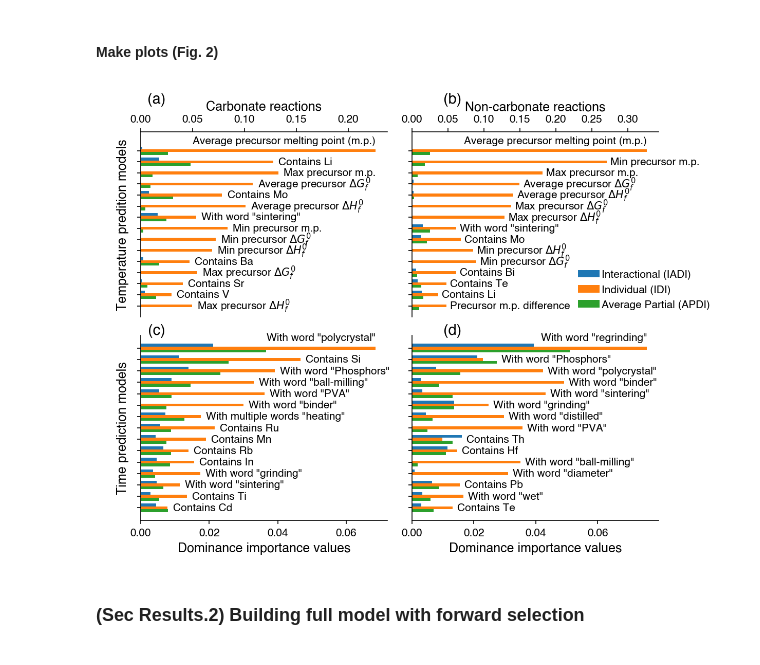
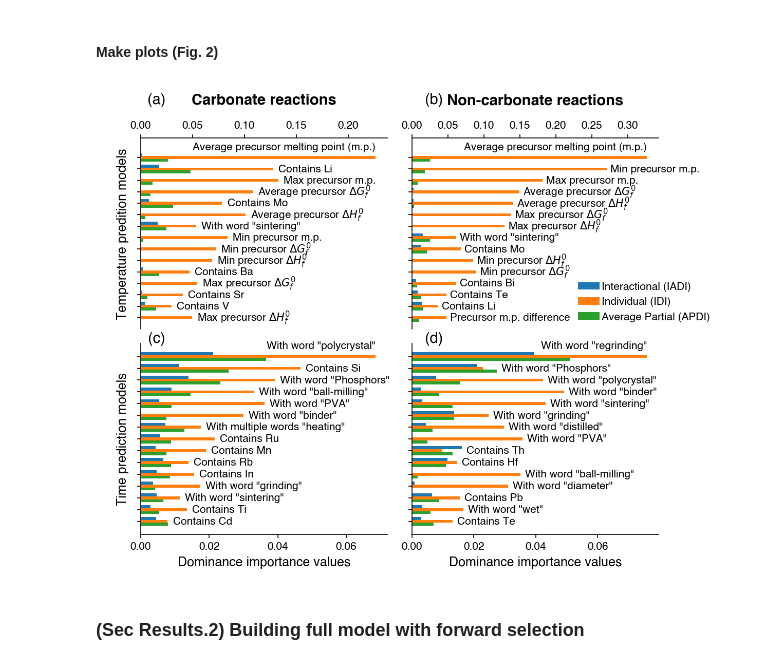
Before and after one commit to CederGroupHub/s4, a Jupyter notebook: notebooks/ManuscriptNotebook.ipynb, the cells around one changed output. Saved outputs shown, nothing was run; the diff lists cells and outputs as text; code cells hidden in the pictures.

```diff
--- a/notebooks/ManuscriptNotebook.ipynb
+++ b/notebooks/ManuscriptNotebook.ipynb
@@ -412,9 +412,9 @@ feature_names = {
     'feature_thermo_1k_first_ddf': 'Derivative of first driving force @ 1k °C',
 }
 
-fig = plt.figure(figsize=(8, 6), dpi=150)
-ax1 = fig.add_axes([0.06, 0.51, 0.40, 0.40])
-ax2 = fig.add_axes([0.50, 0.51, 0.40, 0.40])
+fig = plt.figure(figsize=(8, 6.2), dpi=150)
+ax1 = fig.add_axes([0.06, 0.50, 0.40, 0.40])
+ax2 = fig.add_axes([0.50, 0.50, 0.40, 0.40])
 ax3 = fig.add_axes([0.06, 0.07, 0.40, 0.40])
 ax4 = fig.add_axes([0.50, 0.07, 0.40, 0.40])
 ax_labels = fig.add_axes([0, 0, 1, 1])
@@ -463,7 +463,7 @@ ax1.spines['right'].set_visible(False)
 ax1.spines['bottom'].set_visible(False)
 ax1.set_ylim([15, -1.7])
 ax1.xaxis.set_label_position('top')
-ax1.set_xlabel('Carbonate reactions', fontsize=12)
+ax1.set_xlabel('Carbonate reactions', fontweight='bold', labelpad=15.5, fontsize=14)
 ax1.set_ylabel('Temperature predition models', fontsize=12)
 
 plot_to_ax(temp_oo_di.iloc[:15].clip(lower=0.0), ax2, pad=0.005)
@@ -472,7 +472,7 @@ ax2.tick_params(axis='both', labelsize=10)
 ax2.spines['right'].set_visible(False)
 ax2.spines['bottom'].set_visible(False)
 ax2.xaxis.set_label_position('top')
-ax2.set_xlabel('Non-carbonate reactions', fontsize=12)
+ax2.set_xlabel('Non-carbonate reactions', fontweight='bold', labelpad=15.5, fontsize=14)
 ax2.set_ylim([15, -1.7])
 
 plot_to_ax(time_co_di.iloc[:15].clip(lower=0.0), ax3, pad=0.0015)
@@ -480,36 +480,36 @@ ax3.tick_params(axis='both', labelsize=10)
 ax3.spines['right'].set_visible(False)
 ax3.spines['top'].set_visible(False)
 ax3.set_xlabel('Dominance importance values', fontsize=12)
 ax3.set_ylabel('Time prediction models', fontsize=12)
 
 plot_to_ax(time_oo_di.iloc[:15].clip(lower=0.0), ax4, pad=0.0015)
 ax4.tick_params(axis='both', labelsize=10)
 ax4.spines['right'].set_visible(False)
 ax4.spines['top'].set_visible(False)
 ax4.set_xlabel('Dominance importance values', fontsize=12)
 
 ax_labels.text(0.10, 0.98, '(a)', ha='right', va='center', fontsize=14)
-ax_labels.text(0.58, 0.98, '(b)', ha='right', va='center', fontsize=14)
+ax_labels.text(0.55, 0.98, '(b)', ha='right', va='center', fontsize=14)
 ax_labels.text(0.10, 0.48, '(c)', ha='right', va='center', fontsize=14)
-ax_labels.text(0.58, 0.48, '(d)', ha='right', va='center', fontsize=14)
+ax_labels.text(0.55, 0.48, '(d)', ha='right', va='center', fontsize=14)
 ax_labels.patch.set_alpha(0.0)
 ax_labels.set_xlim([0, 1])
 ax_labels.set_ylim([0, 1])
 ax_labels.set_xticks([])
 ax_labels.set_yticks([])
 [v.set_visible(False) for v in ax_labels.spines.values()]
 
 legend_format = {
     'fontsize': 10, 'fancybox': False, 'frameon': False,
     'borderpad': 0., 'handletextpad': 0.2, 'loc': 'lower right',
     'bbox_to_anchor': (1.23, 0.01)
 }
 ax2.legend(**legend_format)
 
 plt.savefig('figures/Fig.2.dominance_importance.pdf')
 plt.show()
 # %% [output]
-[figure, old version]
+[figure, new version]
 # %% [markdown]
 ### (Sec Results.2) Building full model with forward selection
 # %% [markdown]
```
Also changed, not shown: parts of 7 cells of this notebook, 23 other files.
